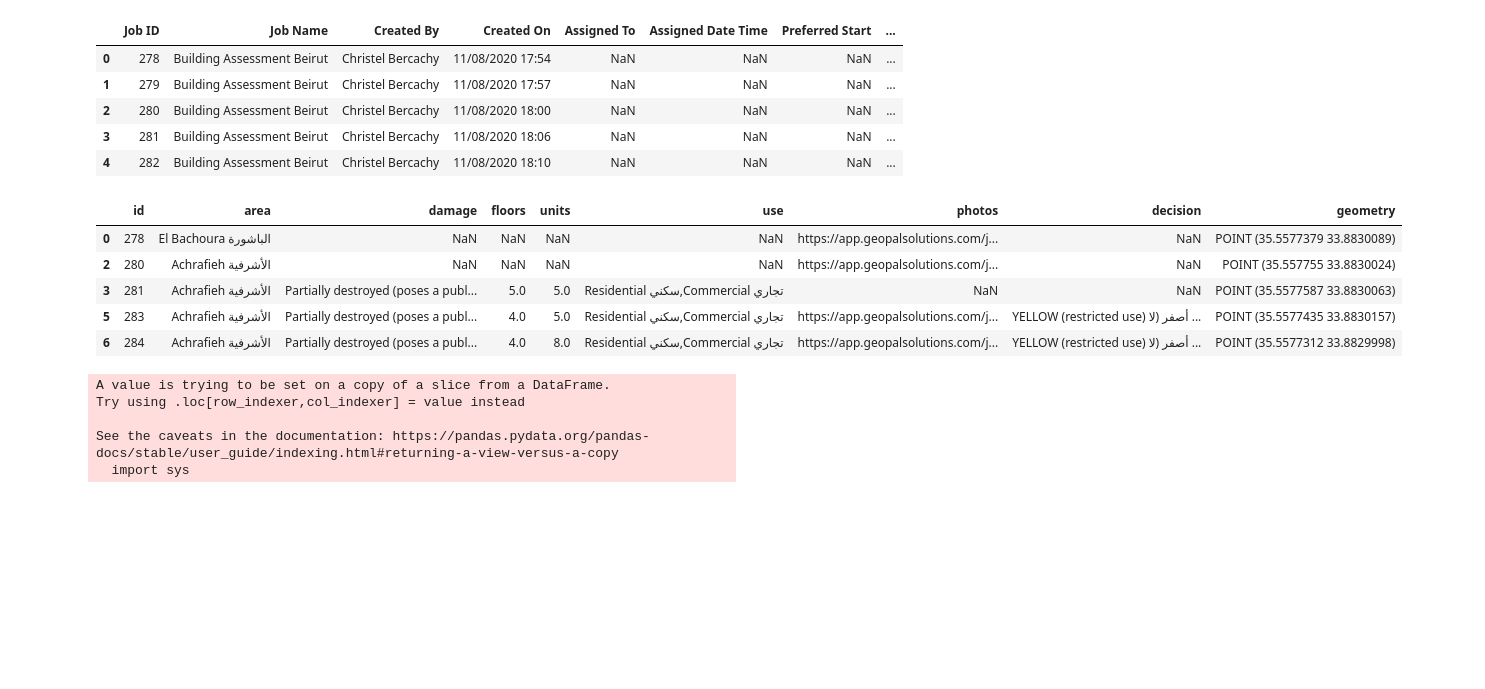
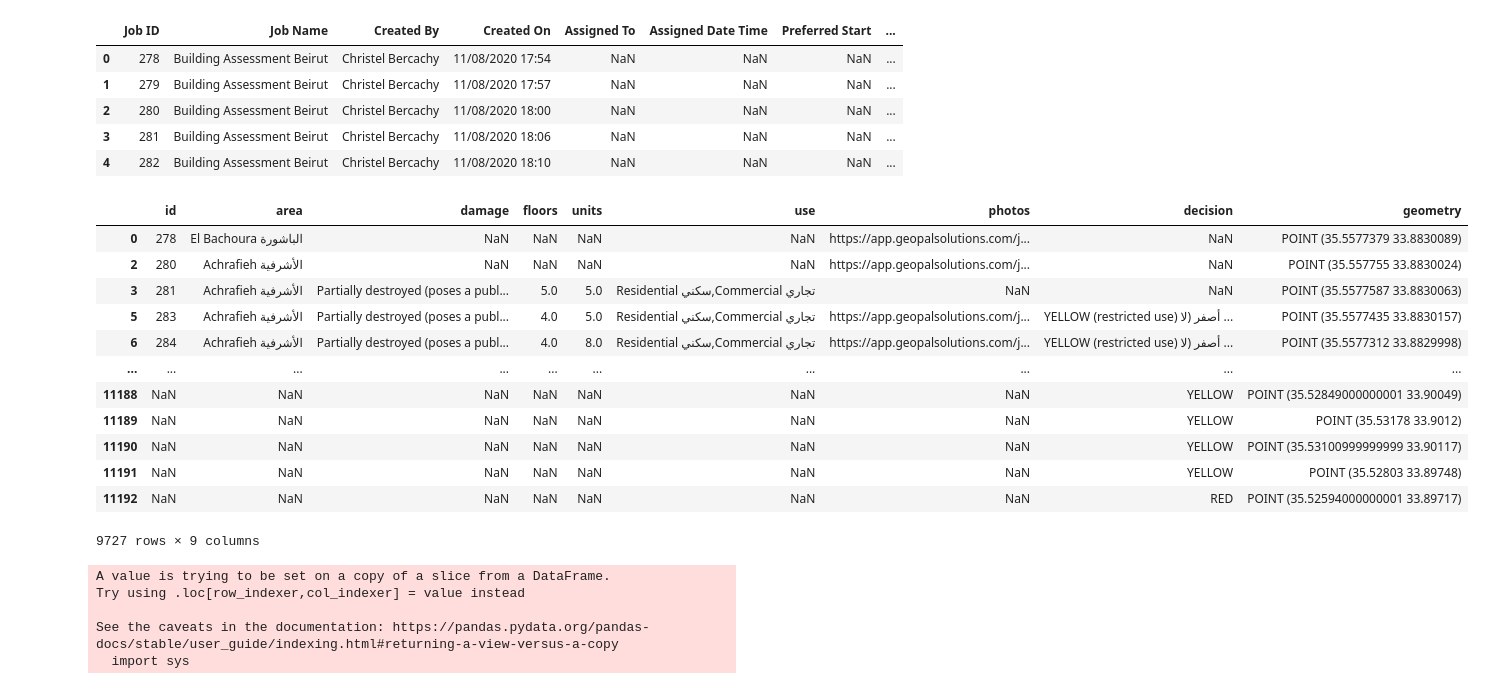
Before and after one commit to luke-scot/damage-assessment, a Jupyter notebook: data_visualisation.ipynb, the cells around one changed output. Cells and saved outputs as stored; diff of their text form; code cells hidden in the pictures; blank space fills up the shorter version.

```diff
--- a/data_visualisation.ipynb
+++ b/data_visualisation.ipynb
@@ -46,6 +46,9 @@ buildings = "./data/beirutBuildingFootprints.geojson"
 
 # Damage Assessment variables
 dataFile = "./data/geopalData.csv" # GeoPal data
+bourjFile = "./data/bourjHammoud.csv"
+surveyFile = "./data/SurveyForms.csv"
+manualDataFile = "./data/manualDamageClasses.csv"
 
 # Mapillary variables
 client_id = 'aGY1d1ZSNFRieTZjempuMHFZc0V6UDowOGE5ODEyZDc0OGJlNzUw'
@@ -98,6 +101,9 @@ Here we have extracted all the damage assessment information gathered by [SARAID
 # %%
 # View first 5 rows of whole GeoPal data
 allData = pd.read_csv(dataFile)
+bourj = pd.read_csv(bourjFile)
+survey = pd.read_csv(surveyFile)
+manual = pd.read_csv(manualDataFile)
 pd.set_option('display.max_columns', None) # Show all columns
 allData.head()
 # %% [output]
@@ -109,44 +115,67 @@ allData.head()
 | 4 | 282 | Building Assessment Beirut | Christel Bercachy | 11/08/2020 18:10 | NaN | NaN | NaN | ... |
 # %%
 # Extract useful information
+# Extract locations from joint column in database
+def get_coords(locations, mapPoints):
+    lats, lons = np.zeros([len(locations), 1]),  np.zeros([len(locations), 1])
+    for i in range(len(locations)):
+        loc = locations[i]
+        if type(loc) is float or (type(loc) is str and loc[0].isalpha()):
+            mp = mapPoints[i]
+            if type(mp) is str and mp[0].isdigit():
+                try: lats[i], lons[i] = mp.split(' ')[0], mp.split(' ')[1]
+                except: lats[i], lons[i] = mp.split(',')[0], mp.split(',')[1] # Deal with rogue commas instead of space
+        else: lats[i], lons[i] = loc.split(' ')[0], loc.split(' ')[1]
+    return lats, lons
 
-# Extract locations from joint column in database
-locations, mapPoints = allData['get location - الموقع_w_2049198'], allData['point on map - الموقع على الخريطة_w_2049199']
-lats, lons = np.zeros([len(locations), 1]),  np.zeros([len(locations), 1])
-for i in range(len(locations)):
-    loc = locations[i]
-    if type(loc) is float or (type(loc) is str and loc[0].isalpha()):
-        mp = mapPoints[i]
-        if type(mp) is str and mp[0].isdigit():
-            try: lats[i], lons[i] = mp.split(' ')[0], mp.split(' ')[1]
-            except: lats[i], lons[i] = mp.split(',')[0], mp.split(',')[1] # Deal with rogue commas instead of space
-    else: lats[i], lons[i] = loc.split(' ')[0], loc.split(' ')[1]
-
+lats, lons = get_coords(allData['get location - الموقع_w_2049198'], allData['point on map - الموقع على الخريطة_w_2049199'])
 # Extract columns of useful data
-data = pd.DataFrame({
+dataBeirut = pd.DataFrame({
     'id': allData['Job ID'],
     'area': allData['plot area - المنطقة العقارية_w_2049201'],
     'damage': allData['structural damage level - مستوى الضرر الأنشائي للمبنى_w_2049205'],
     'floors': allData['number of floors - عدد الطوابق_w_2049208'],
     'units': allData['number of units - عدد الشقق_w_2049209'],
     'use': allData['building use - وجهة الاستعمال للمبنى_w_2049210'],
     'photos': allData['take pictures - التقاط صور_w_2049222'],
     'decision': allData['decision - القرار_w_2049224']
 })
 
 # Create geodatabase merging locations with useful data
-assessments = gpd.GeoDataFrame(data, geometry=gpd.points_from_xy(lons, lats))
+assBeirut = gpd.GeoDataFrame(dataBeirut, geometry=gpd.points_from_xy(lons, lats))
 
-# Filter for non located values
+lats, lons = get_coords(bourj['get location - الموقع_w_2048240'], bourj['point on map - الموقع على الخريطة_w_2048241'])
+dataBourj = pd.DataFrame({
+    'id': bourj['Job ID'],
+    'area': bourj['plot area - المنطقة العقارية_w_2048243'],
+    'damage': bourj['damage level - مستوى الضرر_w_2048246'],
+    'floors': bourj['number of floors - عدد اطوابق_w_2048249'],
+    'units': bourj['number of units - عدد الشقق_w_2048250'],
+    'use': bourj['building use - وجهة الاستعمال للمبنى_w_2048409'],
+    'photos': bourj['take pictures - التقاط صور_w_2048261'],
+    'decision': bourj['decision - القرار_w_2048411']
+})
+assBourj = gpd.GeoDataFrame(dataBourj, geometry=gpd.points_from_xy(lons, lats))
+
+assessments2 = assBeirut.append(assBourj, ignore_index=True)
+assessments =  assessments2.append(gpd.GeoDataFrame(manual['decision'], geometry=gpd.points_from_xy(manual['Lon'], manual['Lat'])), ignore_index=True)
+
 located = assessments[assessments.geometry.x != 0]
-located.head()
+located
 # %% [output]
 |  | id | area | damage | floors | units | use | photos | decision | geometry |
 | 0 | 278 | El Bachoura الباشورة | NaN | NaN | NaN | NaN | https://app.geopalsolutions.com/j... | NaN | POINT (35.5577379 33.8830089) |
 | 2 | 280 | Achrafieh الأشرفية | NaN | NaN | NaN | NaN | https://app.geopalsolutions.com/j... | NaN | POINT (35.557755 33.8830024) |
 | 3 | 281 | Achrafieh الأشرفية | Partially destroyed (poses a publ... | 5.0 | 5.0 | Residential سكني,Commercial تجاري | NaN | NaN | POINT (35.5577587 33.8830063) |
 | 5 | 283 | Achrafieh الأشرفية | Partially destroyed (poses a publ... | 4.0 | 5.0 | Residential سكني,Commercial تجاري | https://app.geopalsolutions.com/j... | YELLOW (restricted use) أصفر (لا ... | POINT (35.5577435 33.8830157) |
 | 6 | 284 | Achrafieh الأشرفية | Partially destroyed (poses a publ... | 4.0 | 8.0 | Residential سكني,Commercial تجاري | https://app.geopalsolutions.com/j... | YELLOW (restricted use) أصفر (لا ... | POINT (35.5577312 33.8829998) |
+| ... | ... | ... | ... | ... | ... | ... | ... | ... | ... |
+| 11188 | NaN | NaN | NaN | NaN | NaN | NaN | NaN | YELLOW | POINT (35.52849000000001 33.90049) |
+| 11189 | NaN | NaN | NaN | NaN | NaN | NaN | NaN | YELLOW | POINT (35.53178 33.9012) |
+| 11190 | NaN | NaN | NaN | NaN | NaN | NaN | NaN | YELLOW | POINT (35.53100999999999 33.90117) |
+| 11191 | NaN | NaN | NaN | NaN | NaN | NaN | NaN | YELLOW | POINT (35.52803 33.89748) |
+| 11192 | NaN | NaN | NaN | NaN | NaN | NaN | NaN | RED | POINT (35.52594000000001 33.89717) |
+9727 rows × 9 columns
 # %%
 ## Plot data on map
 # Create Map
```
Also changed, not shown: parts of 4 cells of this notebook, 3 other files.
